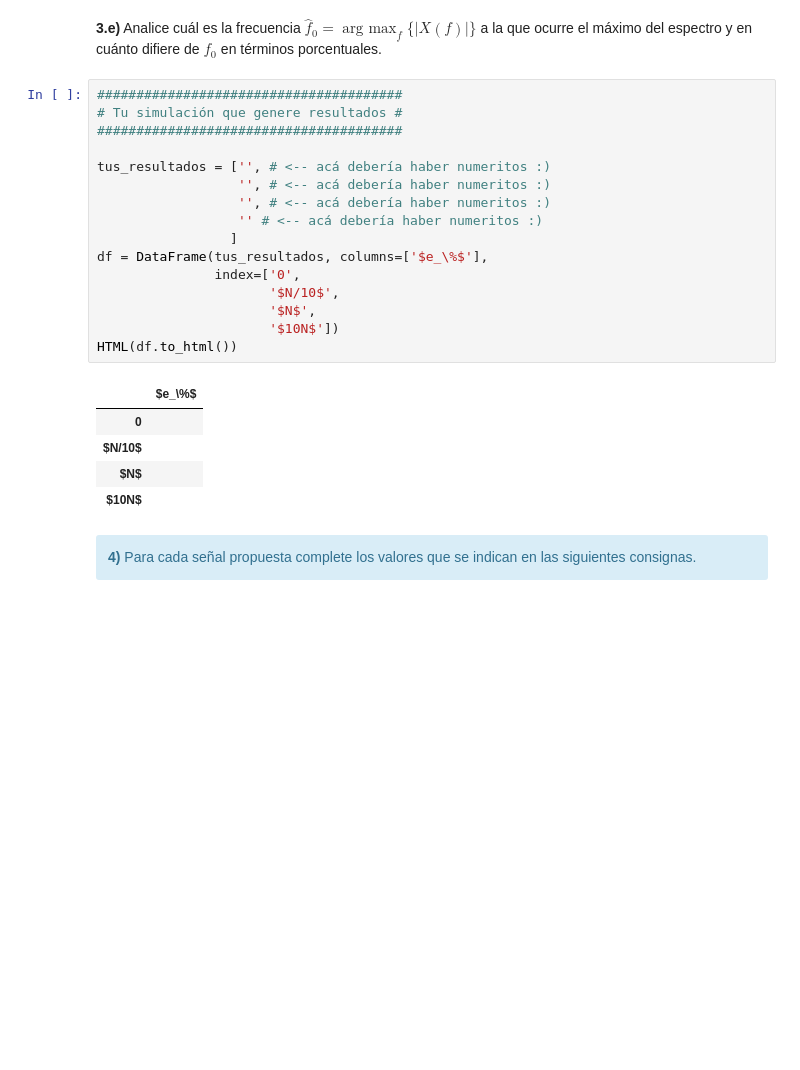
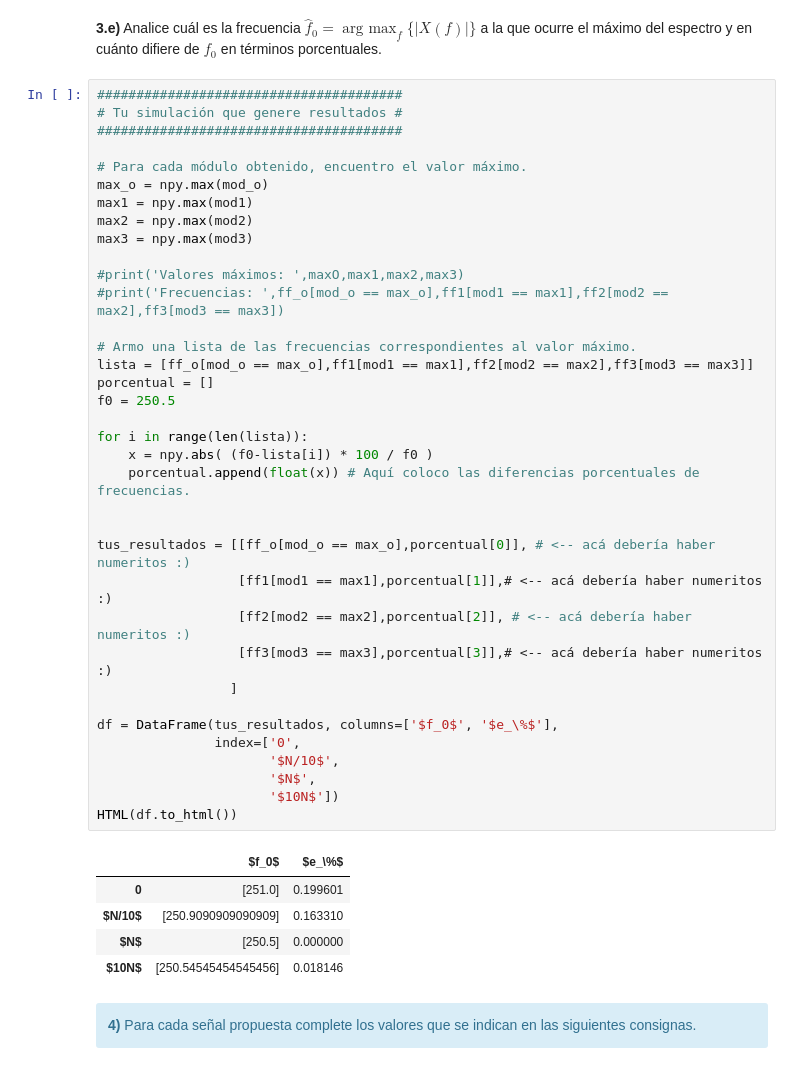
Before and after one commit to jbl95/testGit, a Jupyter notebook: TP1 - Muestreo de señales - Forurier.ipynb, the cells around one changed output. Cells and saved outputs as stored; diff of their text form; blank space fills up the shorter version.

```diff
--- a/TP1 - Muestreo de señales - Forurier.ipynb
+++ b/TP1 - Muestreo de señales - Forurier.ipynb
@@ -494,28 +494,48 @@ plt.show()
 </div>
 # %% [markdown]
 **3.e)** Analice cuál es la frecuencia  $\hat{f}_0 = \mathop{arg\ max}_f \{\lvert X(f) \rvert \}$ a la que ocurre el máximo del espectro y en cuánto difiere de $f_0$ en términos porcentuales.
-# %%
-#######################################
-# Tu simulación que genere resultados #
-#######################################
-
-tus_resultados = ['', # <-- acá debería haber numeritos :)
-                  '', # <-- acá debería haber numeritos :)
-                  '', # <-- acá debería haber numeritos :)
-                  '' # <-- acá debería haber numeritos :)
-                 ]
-df = DataFrame(tus_resultados, columns=['$e_\%$'],
-               index=['0',
-                      '$N/10$',
-                      '$N$',
-                      '$10N$'])
-HTML(df.to_html())
-# %% [output]
-|  | $e_\%$ |
-| 0 |  |
-| $N/10$ |  |
-| $N$ |  |
-| $10N$ |  |
+# %%
+#######################################
+# Tu simulación que genere resultados #
+#######################################
+
+# Para cada módulo obtenido, encuentro el valor máximo.
+max_o = npy.max(mod_o)
+max1 = npy.max(mod1)
+max2 = npy.max(mod2)
+max3 = npy.max(mod3)
+
+#print('Valores máximos: ',maxO,max1,max2,max3)
+#print('Frecuencias: ',ff_o[mod_o == max_o],ff1[mod1 == max1],ff2[mod2 == max2],ff3[mod3 == max3])
+
+# Armo una lista de las frecuencias correspondientes al valor máximo.
+lista = [ff_o[mod_o == max_o],ff1[mod1 == max1],ff2[mod2 == max2],ff3[mod3 == max3]]
+porcentual = []
+f0 = 250.5
+
+for i in range(len(lista)):
+    x = npy.abs( (f0-lista[i]) * 100 / f0 )
+    porcentual.append(float(x)) # Aquí coloco las diferencias porcentuales de frecuencias.
+
+
+tus_resultados = [[ff_o[mod_o == max_o],porcentual[0]], # <-- acá debería haber numeritos :)
+                  [ff1[mod1 == max1],porcentual[1]],# <-- acá debería haber numeritos :)
+                  [ff2[mod2 == max2],porcentual[2]], # <-- acá debería haber numeritos :)
+                  [ff3[mod3 == max3],porcentual[3]],# <-- acá debería haber numeritos :)
+                 ]
+
+df = DataFrame(tus_resultados, columns=['$f_0$', '$e_\%$'],
+               index=['0',
+                      '$N/10$',
+                      '$N$',
+                      '$10N$'])
+HTML(df.to_html())
+# %% [output]
+|  | $f_0$ | $e_\%$ |
+| 0 | [251.0] | 0.199601 |
+| $N/10$ | [250.9090909090909] | 0.163310 |
+| $N$ | [250.5] | 0.000000 |
+| $10N$ | [250.54545454545456] | 0.018146 |
 # %% [markdown]
 <div class="alert alert-block alert-info">
 <b>4)</b>
```
